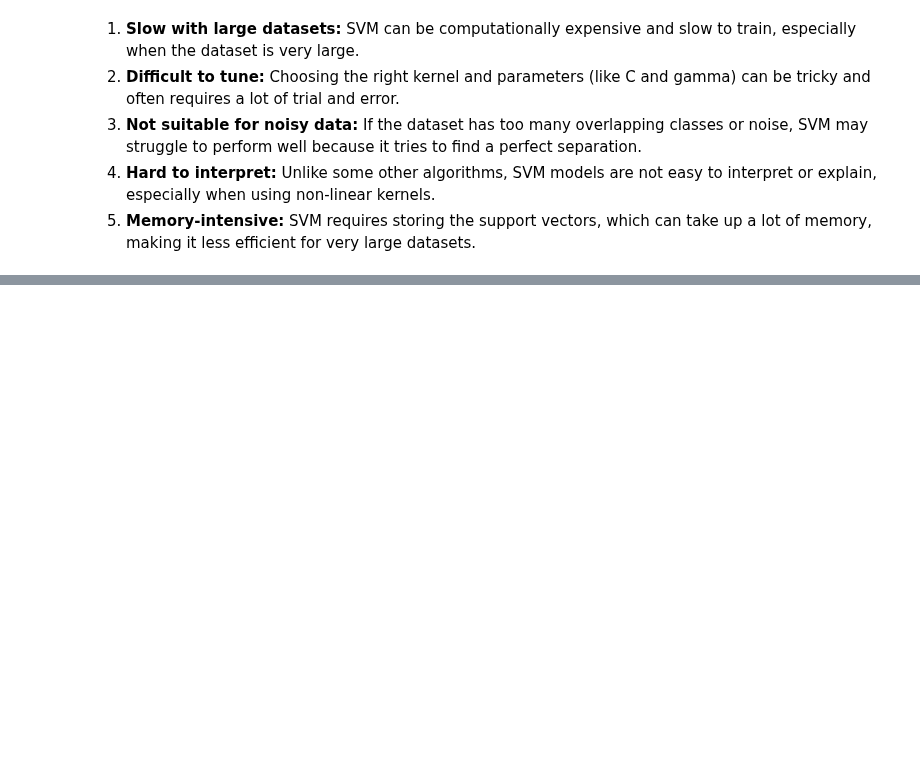
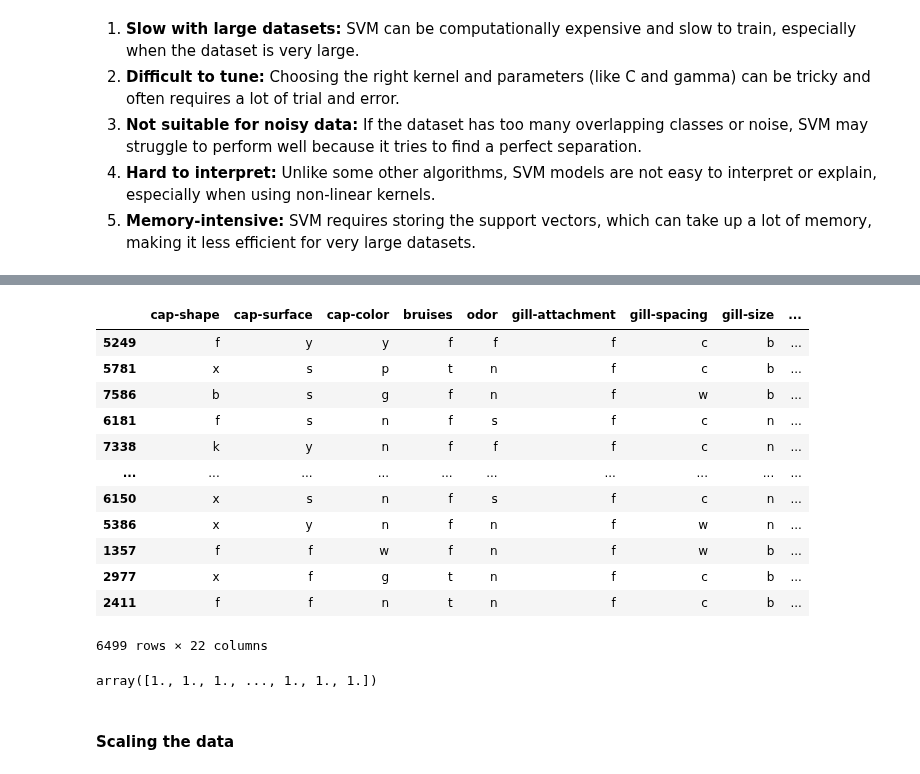
Before and after one commit to aninditadash/Introduction_to_machine_learning, a Jupyter notebook: supervised_learning/Classification/3.SL_Classification_DT_RT_SVM.ipynb, the cells around one changed output, grey strips where cells are left out. Saved outputs shown, nothing was run; the diff lists cells and outputs as text; code cells hidden in the pictures; blank space fills up the shorter version.

```diff
--- a/supervised_learning/Classification/3.SL_Classification_DT_RT_SVM.ipynb
+++ b/supervised_learning/Classification/3.SL_Classification_DT_RT_SVM.ipynb
@@ -896,0 +784,40 @@ All parameter combinations and their scores:
+# %%
+# Split data into feature(X) and target(y)
+X = df.drop("class", axis=1)
+y = df["class"]
+
+# Split the dataset into training and testing sets
+X_train, X_test, y_train, y_test = train_test_split(X, y, test_size=0.2, random_state=42, stratify=y)
+
+# Label encoder helps preserve the values of the original targets
+label_encoder = LabelEncoder()
+# Ordinal encoder transforms categorical data into numerical
+ordinal_encoder = OrdinalEncoder()
+
+X_train_encoded = ordinal_encoder.fit_transform(X_train)
+X_test_encoded = ordinal_encoder.transform(X_test)
+
+y_train_encoded = label_encoder.fit_transform(y_train)
+y_test_encoded = label_encoder.transform(y_test)
+# %%
+X_train
+# %% [output]
+|  | cap-shape | cap-surface | cap-color | bruises | odor | gill-attachment | gill-spacing | gill-size | ... |
+| 5249 | f | y | y | f | f | f | c | b | ... |
+| 5781 | x | s | p | t | n | f | c | b | ... |
+| 7586 | b | s | g | f | n | f | w | b | ... |
+| 6181 | f | s | n | f | s | f | c | n | ... |
+| 7338 | k | y | n | f | f | f | c | n | ... |
+| ... | ... | ... | ... | ... | ... | ... | ... | ... | ... |
+| 6150 | x | s | n | f | s | f | c | n | ... |
+| 5386 | x | y | n | f | n | f | w | n | ... |
+| 1357 | f | f | w | f | n | f | w | b | ... |
+| 2977 | x | f | g | t | n | f | c | b | ... |
+| 2411 | f | f | n | t | n | f | c | b | ... |
+6499 rows × 22 columns
+# %%
+X_train_encoded[:,5]
+# %% [output]
+array([1., 1., 1., ..., 1., 1., 1.])
+# %% [markdown]
+#### __Scaling the data__
```
Also changed, not shown: parts of 29 cells of this notebook, 2 other files.
